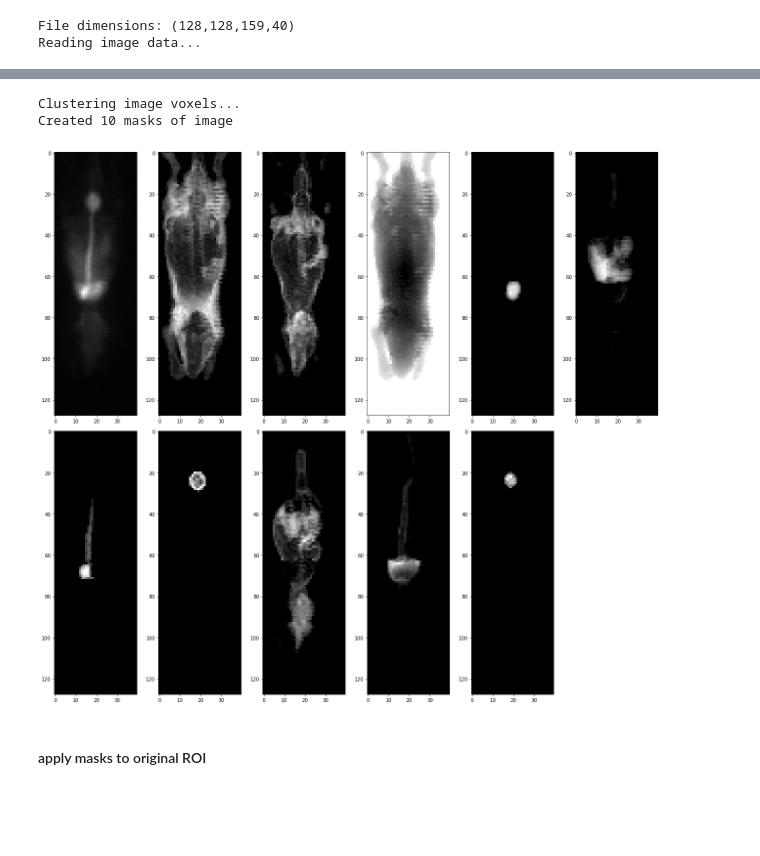
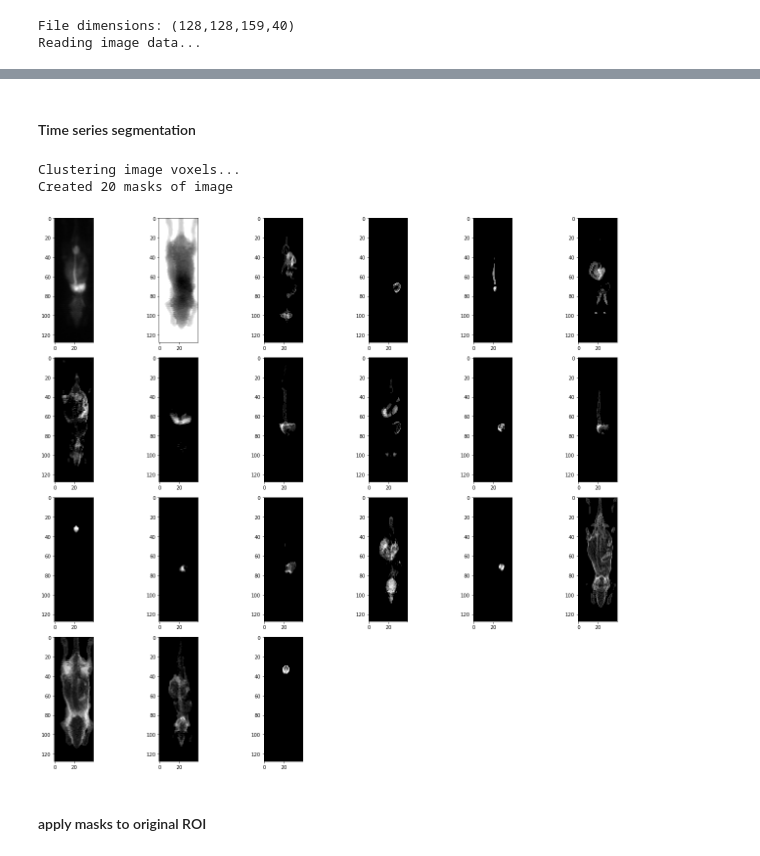
Before and after one commit to johnhainline/sparsedynamics, a Jupyter notebook: python_implementation/test_dynamics.ipynb, the cells around one changed output, grey strips where cells are left out. Drawn from its saved outputs; the diff is of its cells as text; code cells hidden in the pictures; blank space fills up the shorter version.

```diff
--- a/python_implementation/test_dynamics.ipynb
+++ b/python_implementation/test_dynamics.ipynb
@@ -9,7 +10,7 @@ from kmeans_segmentation import pca_kmeans_segmentation, apply_masks
 # %%
 data_dir = 'data'
 pet_files = [f for f in os.listdir(data_dir) if f.endswith('.pet.img') and not f.startswith('.')]
-fname = pet_files[4]
+fname = pet_files[0]
 fpath = os.path.join(data_dir,fname)
 my_img = PETImage(filepath=fpath)
 my_img.load_image()
@@ -21,26 +45,28 @@ Reading image data...
+# %% [markdown]
+#### Time series segmentation
 # %%
 Ns = my_img.img_data.shape
 
 # select the middle z=Ws[0],y=Ws[1],x=Ws[2] prism of each frame
 Ws = (128,60,40)
 roi_lims = [(int((N-W)/2),int((N+W)/2)) for N,W in zip(Ns,Ws)]
 
 # select options for segmentation and run segmentation
 print('Clustering image voxels...')
 options = {
     'roi_lims' : roi_lims,
     'plot' : True,
     'fig_size' : (18, 16),
     'nfeatures' : 6,
-    'nclusters' : 10
+    'nclusters' : 20
     }
 masks, roi = pca_kmeans_segmentation(my_img,**options)
 
 # done with original image data
 my_img.unload_image()
 # %% [output]
 Clustering image voxels...
-Created 10 masks of image
+Created 20 masks of image
-[figure, old version]
+[figure, new version]
 # %% [markdown]
 #### apply masks to original ROI
```
Also changed, not shown: parts of 18 cells of this notebook, 1 other file.
